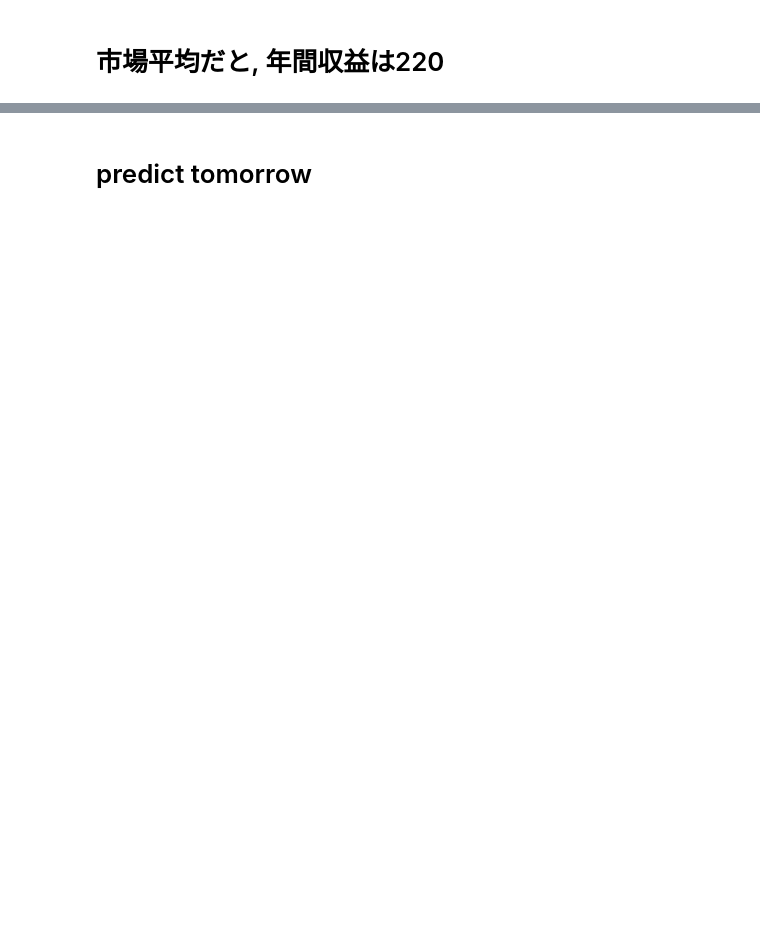
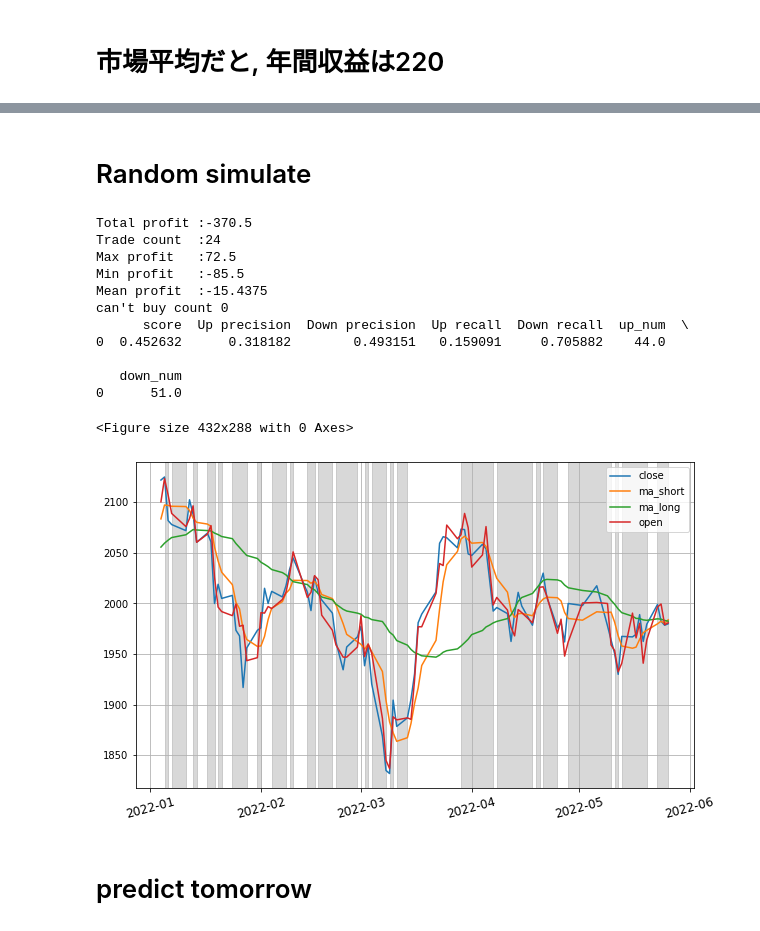
Before and after one commit to yodarjeering/New_XGB, a Jupyter notebook: ResearchFeature.ipynb, the cells around one changed output, grey strips where cells are left out. Drawn from its saved outputs; the diff is of its cells as text; code cells hidden in the pictures; blank space fills up the shorter version.

Commit message:
test random sim

```diff
--- a/ResearchFeature.ipynb
+++ b/ResearchFeature.ipynb
@@ -118,2 +117,22 @@ for month in range(1,12):
+# %% [markdown]
+# Random simulate
+# %%
+path_tpx_sim, path_daw_sim = return_latest_data_path('TOPIX')
+rs = RandomSimulation()
+rs.simulate(path_tpx_sim,path_daw_sim,start_year=2022,end_year=2022,start_month=1,end_month=5)
+# %% [output]
+Total profit :-370.5
+Trade count  :24
+Max profit   :72.5
+Min profit   :-85.5
+Mean profit  :-15.4375
+can't buy count 0
+      score  Up precision  Down precision  Up recall  Down recall  up_num  \
+0  0.452632      0.318182        0.493151   0.159091     0.705882    44.0
+
+   down_num
+0      51.0
+<Figure size 432x288 with 0 Axes>
+[figure, added]
 # %% [markdown]
 # predict tomorrow
```
Also changed, not shown: parts of 8 cells of this notebook.
